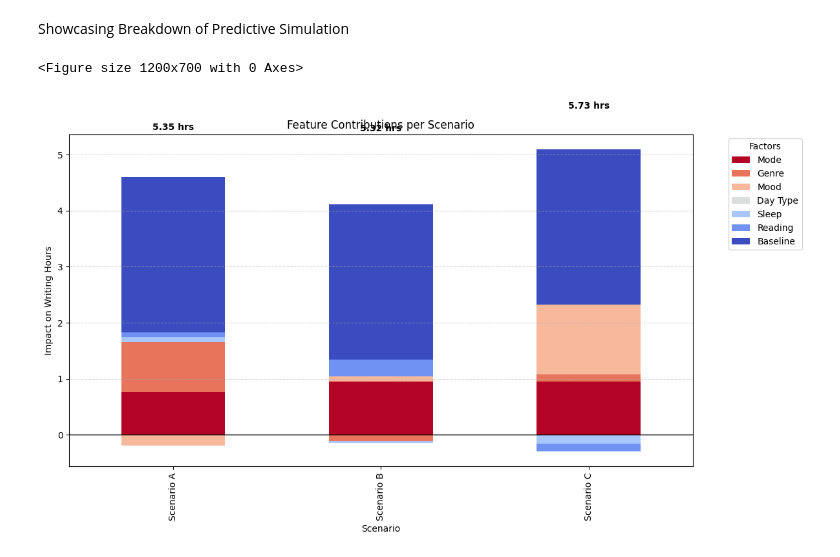
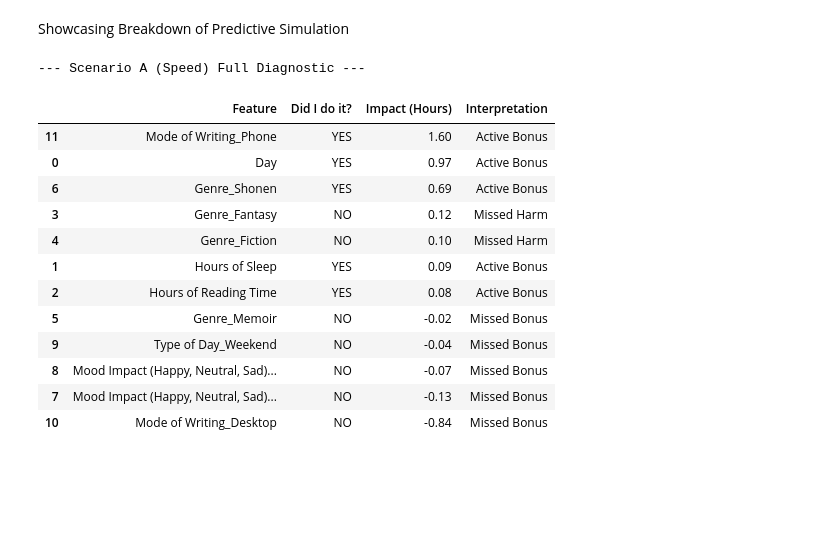
Before and after one commit to moridin04/Data-Science-Project, a Jupyter notebook: Data_Science_Project.ipynb, the cells around one changed output. Cells and saved outputs as stored; diff of their text form; code cells hidden in the pictures; blank space fills up the shorter version.

```diff
--- a/Data_Science_Project.ipynb
+++ b/Data_Science_Project.ipynb
@@ -723,19 +746,58 @@ plot_data['Baseline'] = df_breakdown['Baseline (Intercept)']
-# %%
-plt.figure(figsize=(12, 7))
-plot_data.plot(kind='bar', stacked=True, colormap='coolwarm_r', figsize=(12, 7))
-plt.title("Feature Contributions per Scenario")
-plt.ylabel("Impact on Writing Hours")
-plt.xlabel("Scenario")
-plt.axhline(0, color='black', linewidth=1)
-plt.legend(bbox_to_anchor=(1.05, 1), loc='upper left', title="Factors")
-plt.grid(axis='y', linestyle='--', alpha=0.5)
-
-totals = predictions
-for i, total in enumerate(totals):
-  plt.text(i, total + 0.1, f"{total:.2f} hrs", ha='center', weight='bold')
-
-plt.tight_layout()
-plt.show()
-# %% [output]
-<Figure size 1200x700 with 0 Axes>
-[figure, removed]
+# %%
+def get_full_scenario_diagnostic(scenario_idx, scenario_name, top_n=10):
+    raw_values = scenarios.iloc[scenario_idx]
+    impact_values = scenarios_scaled[scenario_idx] * model.coef_
+
+    explanation_data = []
+
+    for feature, raw_val, impact in zip(X.columns, raw_values, impact_values):
+        if abs(impact) < 0.01:
+            continue
+
+        label = ""
+
+        #CASE A
+        if raw_val > 0:
+            if impact > 0:
+                label = "Active Bonus"
+            else:
+                label = "Active Harm"
+
+        #CASE B
+        #(0 - Mean) * Coeff
+        else:
+            if impact < 0:
+                label = "Missed Bonus"   #(Neg Scaled) * (Pos Coeff) = Negative Impact
+            else:
+                label = "Missed Harm" #(Neg Scaled) * (Neg Coeff) = Positive Impact
+
+        explanation_data.append({
+            'Feature': feature,
+            'Did I do it?': "YES" if raw_val > 0 else "NO",
+            'Impact (Hours)': round(impact, 2),
+            'Interpretation': label
+        })
+
+    df_explain = pd.DataFrame(explanation_data)
+
+    df_explain = df_explain.sort_values(by='Impact (Hours)', ascending=False)
+
+    print(f"--- {scenario_name} Full Diagnostic ---")
+    IPython.display.display(df_explain)
+
+get_full_scenario_diagnostic(0, "Scenario A (Speed)")
+# %% [output]
+--- Scenario A (Speed) Full Diagnostic ---
+|  | Feature | Did I do it? | Impact (Hours) | Interpretation |
+| 11 | Mode of Writing_Phone | YES | 1.60 | Active Bonus |
+| 0 | Day | YES | 0.97 | Active Bonus |
+| 6 | Genre_Shonen | YES | 0.69 | Active Bonus |
+| 3 | Genre_Fantasy | NO | 0.12 | Missed Harm |
+| 4 | Genre_Fiction | NO | 0.10 | Missed Harm |
+| 1 | Hours of Sleep | YES | 0.09 | Active Bonus |
+| 2 | Hours of Reading Time | YES | 0.08 | Active Bonus |
+| 5 | Genre_Memoir | NO | -0.02 | Missed Bonus |
+| 9 | Type of Day_Weekend | NO | -0.04 | Missed Bonus |
+| 8 | Mood Impact (Happy, Neutral, Sad)... | NO | -0.07 | Missed Bonus |
+| 7 | Mood Impact (Happy, Neutral, Sad)... | NO | -0.13 | Missed Bonus |
+| 10 | Mode of Writing_Desktop | NO | -0.84 | Missed Bonus |
```
Also changed, not shown: parts of 18 cells of this notebook.
